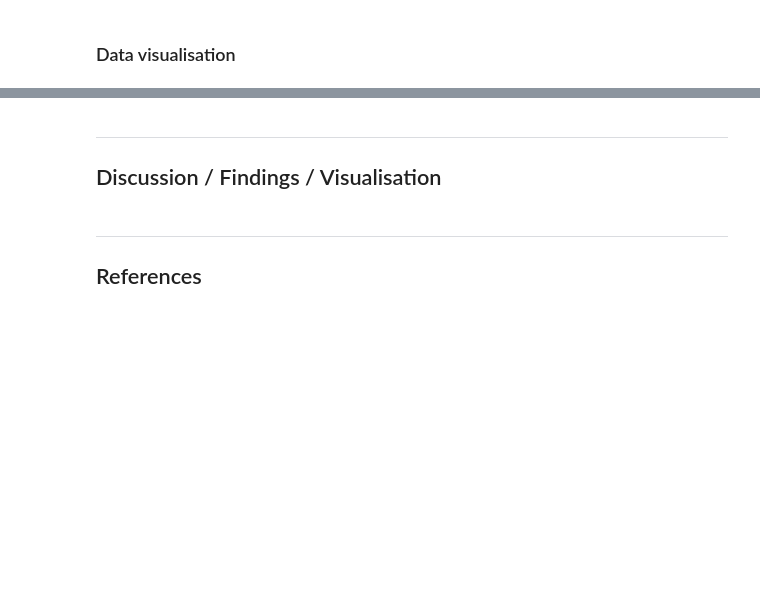
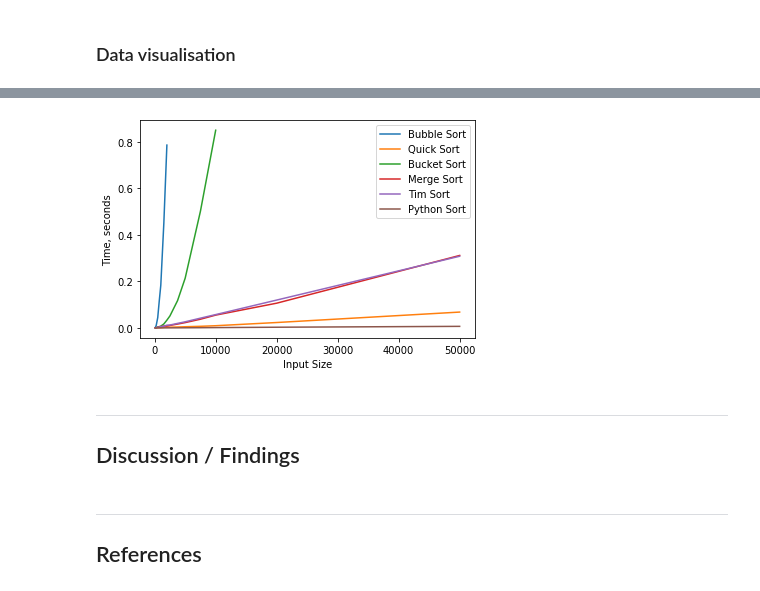
Before and after one commit to andkoc001/CTA_sorting_project, a Jupyter notebook: Benchmark_sorting_algorithms.ipynb, the cells around one changed output, grey strips where cells are left out. Cells and saved outputs as stored; diff of their text form; code cells hidden in the pictures; blank space fills up the shorter version.

```diff
--- a/Benchmark_sorting_algorithms.ipynb
+++ b/Benchmark_sorting_algorithms.ipynb
@@ -1000,9 +909,24 @@ import scipy.stats as stats
 
 # below command will allow for the plots being displayed inside the Notebook, rather than in a separate screen.
 %matplotlib inline
+# %%
+plt.plot(data['Size'], data['Bubble'], label='Bubble Sort')
+plt.plot(data['Size'], data['Quick'], label='Quick Sort')
+plt.plot(data['Size'], data['Bucket'], label='Bucket Sort')
+plt.plot(data['Size'], data['Merge'], label='Merge Sort')
+plt.plot(data['Size'], data['Tim'], label='Tim Sort')
+plt.plot(data['Size'], data['Python'], label='Python Sort')
+
+# Adding some nice labels
+plt.xlabel("Input Size")
+plt.ylabel("Time, seconds")
+plt.legend()
+plt.show()
+# %% [output]
+[figure, added]
 # %% [markdown]
 ___
-## Discussion / Findings / Visualisation
+## Discussion / Findings
 # %% [markdown]
 ___
 ## References
```
Also changed, not shown: parts of 30 cells of this notebook.
